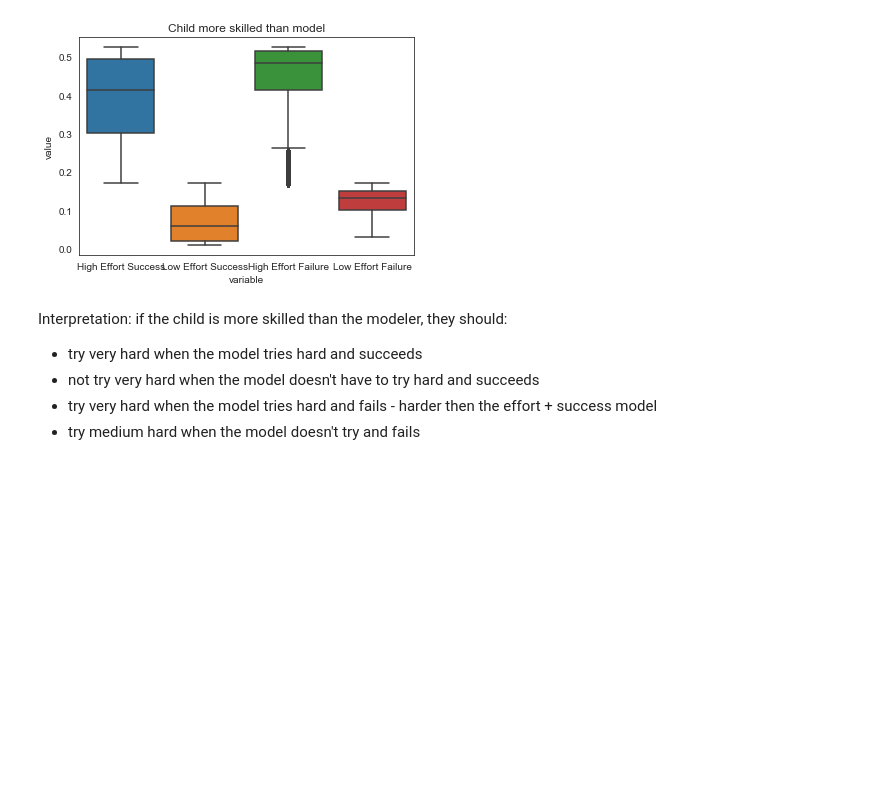
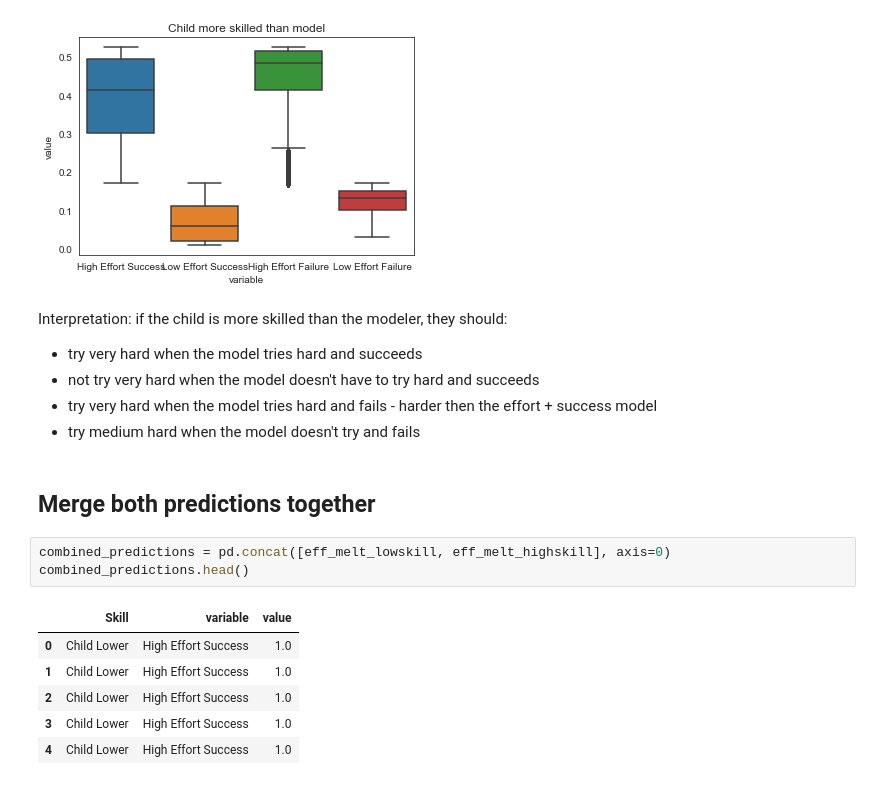
Before and after one commit to jlnrd/Effort, a Jupyter notebook: Effort_optimization_2019.ipynb, the cells around one changed output. Drawn from its saved outputs; the diff is of its cells as text; blank space fills up the shorter version.

```diff
--- a/Effort_optimization_2019.ipynb
+++ b/Effort_optimization_2019.ipynb
@@ -539,3 +539,15 @@ Interpretation: if the child is more skilled than the modeler, they should:
 * not try very hard when the model doesn't have to try hard and succeeds
 * try very hard when the model tries hard and fails - harder then the effort + success model
 * try medium hard when the model doesn't try and fails
+# %% [markdown]
+## Merge both predictions together
+# %%
+combined_predictions = pd.concat([eff_melt_lowskill, eff_melt_highskill], axis=0)
+combined_predictions.head()
+# %% [output]
+|  | Skill | variable | value |
+| 0 | Child Lower | High Effort Success | 1.0 |
+| 1 | Child Lower | High Effort Success | 1.0 |
+| 2 | Child Lower | High Effort Success | 1.0 |
+| 3 | Child Lower | High Effort Success | 1.0 |
+| 4 | Child Lower | High Effort Success | 1.0 |
```
Also changed, not shown: parts of 10 cells of this notebook.
